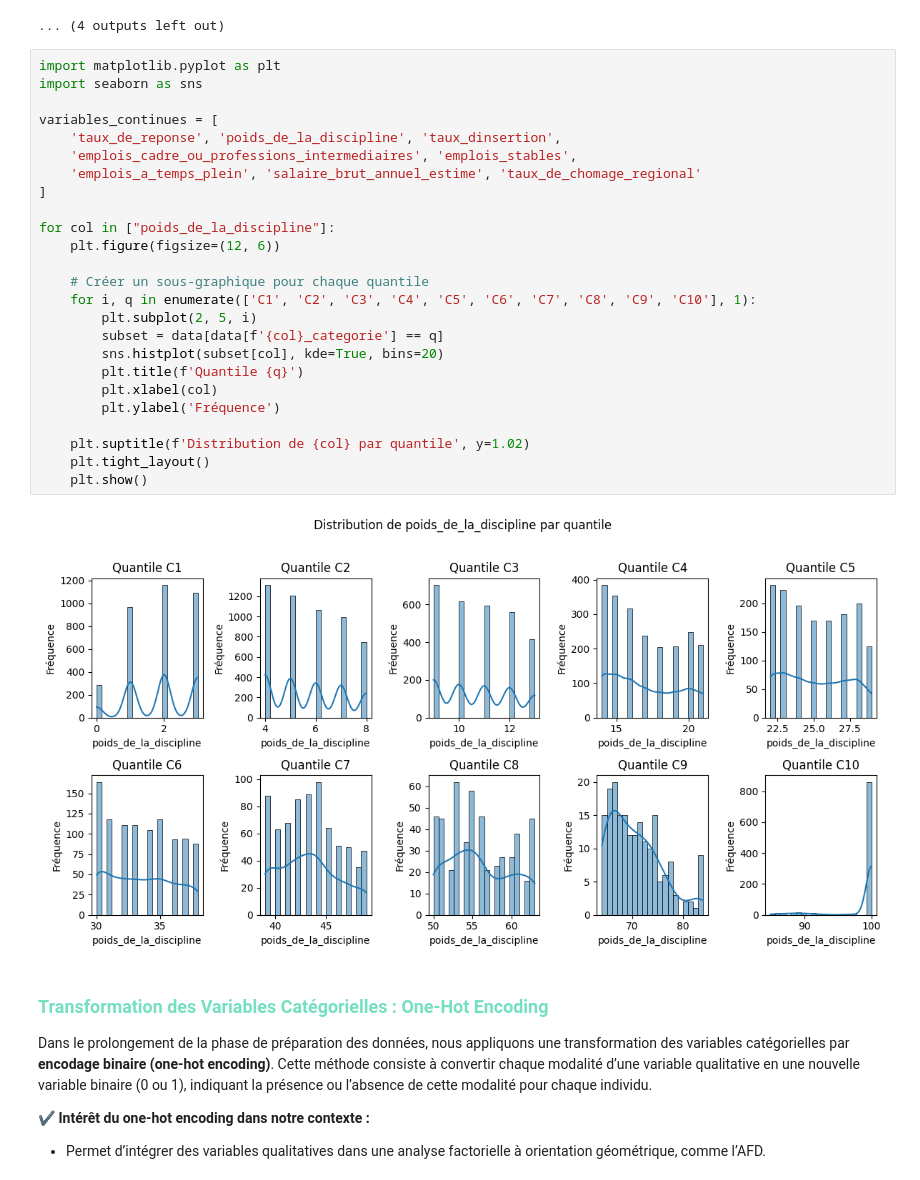
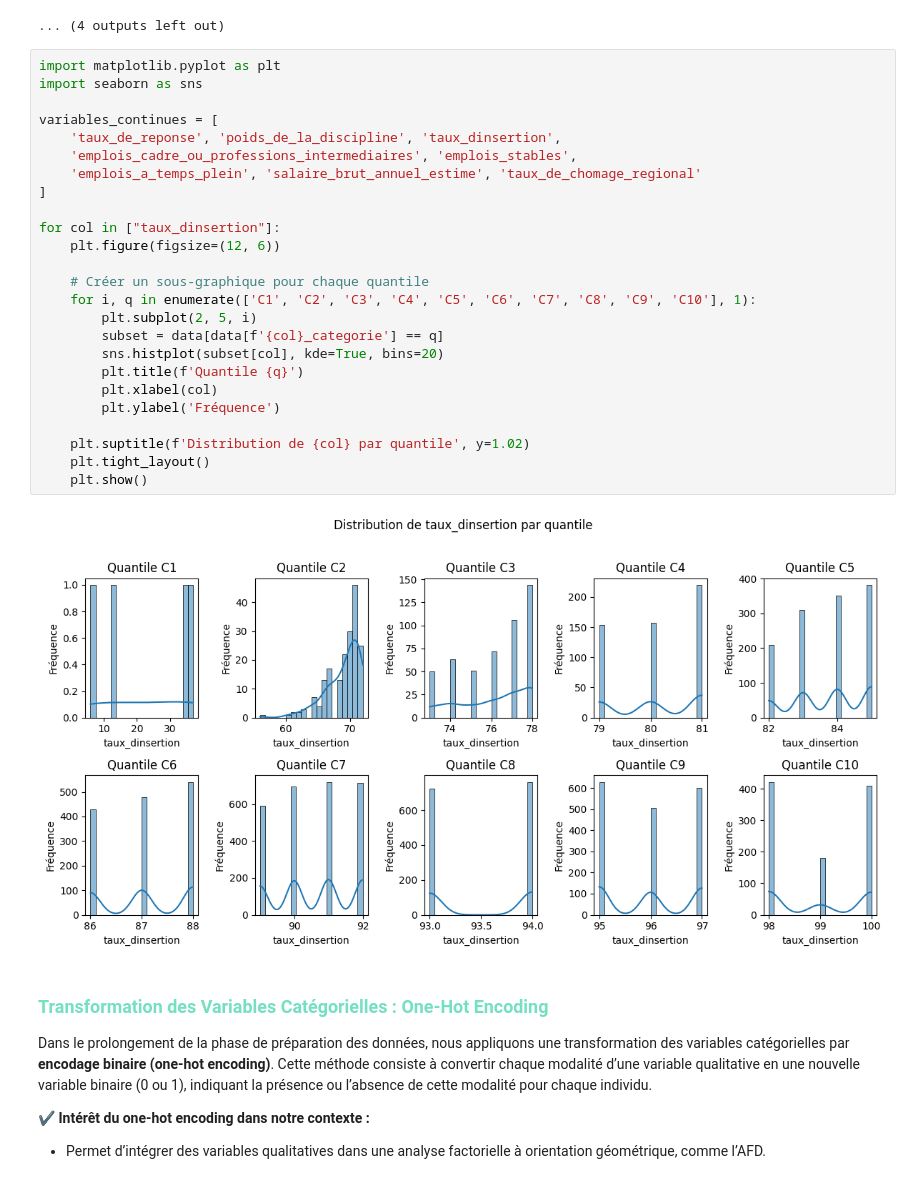
Before and after one commit to aduayom/afd-universites-france, a Jupyter notebook: main.ipynb, the cells around one changed output. Saved outputs shown, nothing was run; the diff lists cells and outputs as text.

```diff
--- a/main.ipynb
+++ b/main.ipynb
@@ -367,30 +367,30 @@ for col in variables_continues:
 # %%
 import matplotlib.pyplot as plt
 import seaborn as sns
 
 variables_continues = [
     'taux_de_reponse', 'poids_de_la_discipline', 'taux_dinsertion',
     'emplois_cadre_ou_professions_intermediaires', 'emplois_stables',
     'emplois_a_temps_plein', 'salaire_brut_annuel_estime', 'taux_de_chomage_regional'
 ]
 
-for col in ["poids_de_la_discipline"]:
+for col in ["taux_dinsertion"]:
     plt.figure(figsize=(12, 6))
 
     # Créer un sous-graphique pour chaque quantile
     for i, q in enumerate(['C1', 'C2', 'C3', 'C4', 'C5', 'C6', 'C7', 'C8', 'C9', 'C10'], 1):
         plt.subplot(2, 5, i)
         subset = data[data[f'{col}_categorie'] == q]
         sns.histplot(subset[col], kde=True, bins=20)
         plt.title(f'Quantile {q}')
         plt.xlabel(col)
         plt.ylabel('Fréquence')
 
     plt.suptitle(f'Distribution de {col} par quantile', y=1.02)
     plt.tight_layout()
     plt.show()
 # %% [output]
-[figure, old version]
+[figure, new version]
 # %% [markdown]
 <div style="font-family: 'Arial', sans-serif; font-size: 14px; margin-top: 20px;"> <h3 style="color: #75DFC1;">Transformation des Variables Catégorielles : One-Hot Encoding</h3>
 <p style="line-height: 1.6;">
```
Also changed, not shown: 4 other files.
